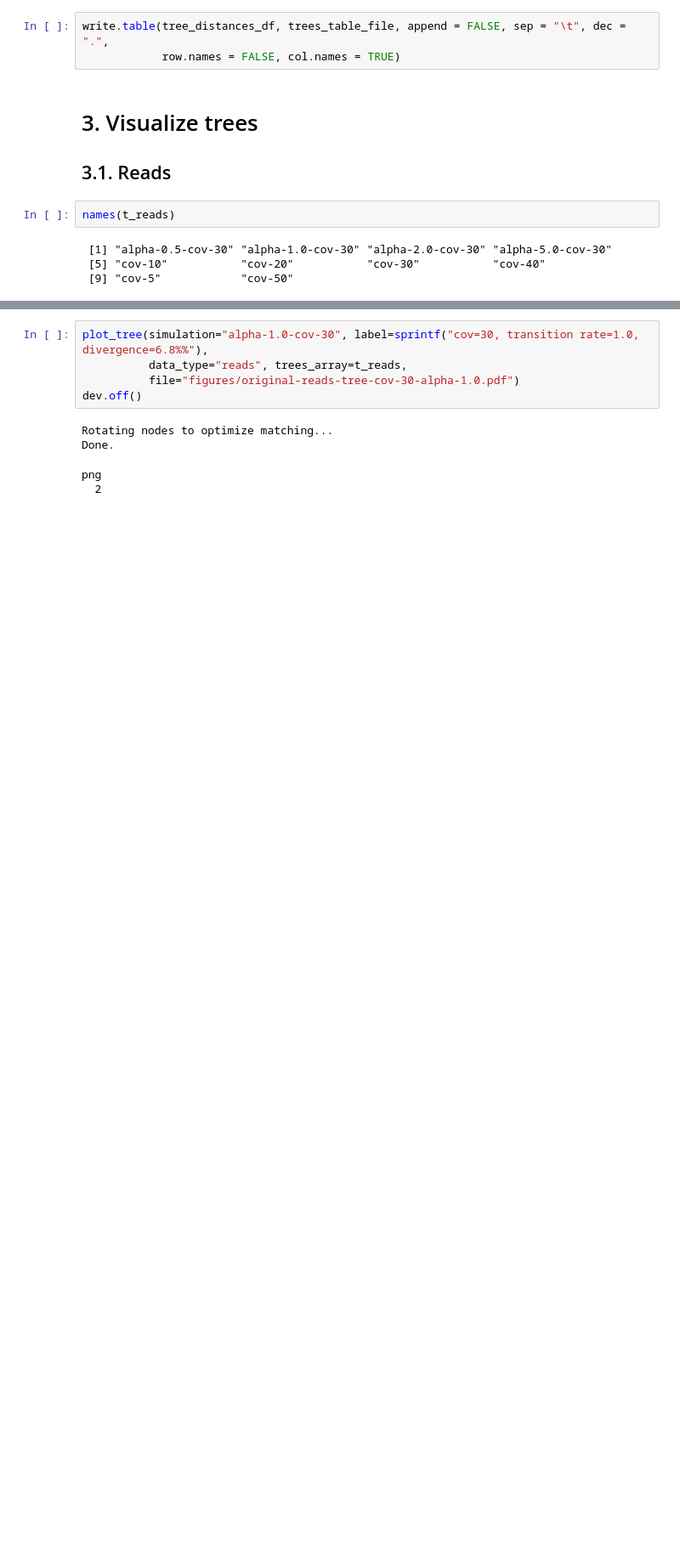
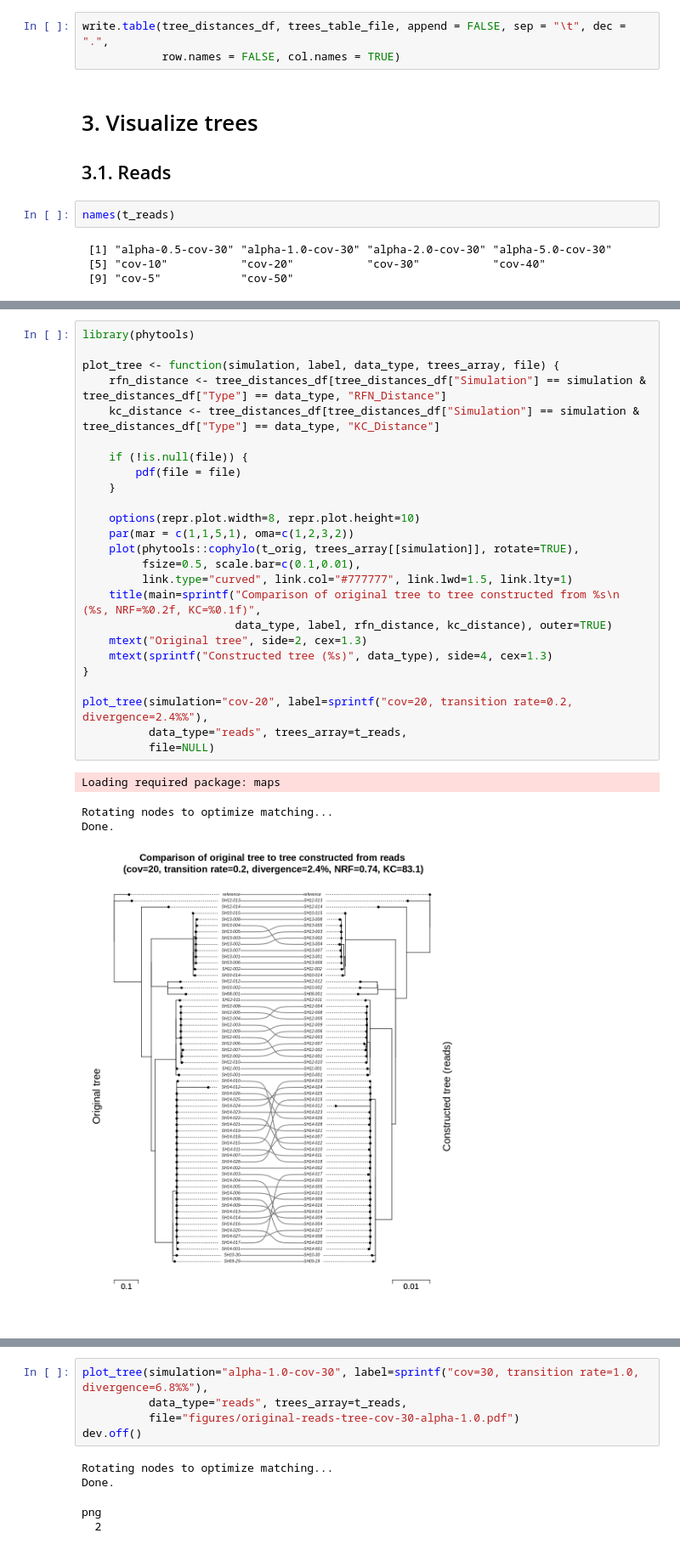
Before and after one commit to apetkau/genomics-data-index-evaluation-manuscript, a Jupyter notebook: evaluations/simulation/6-compare-trees.ipynb, the cells around one changed output, grey strips where cells are left out. Shown at 85% size. Saved outputs shown, nothing was run; the diff lists cells and outputs as text; blank space fills up the shorter version.

Commit message:
Added figures for additional trees

```diff
--- a/evaluations/simulation/6-compare-trees.ipynb
+++ b/evaluations/simulation/6-compare-trees.ipynb
@@ -157,0 +160,30 @@ names(t_reads)
+# %%
+library(phytools)
+
+plot_tree <- function(simulation, label, data_type, trees_array, file) {
+    rfn_distance <- tree_distances_df[tree_distances_df["Simulation"] == simulation & tree_distances_df["Type"] == data_type, "RFN_Distance"]
+    kc_distance <- tree_distances_df[tree_distances_df["Simulation"] == simulation & tree_distances_df["Type"] == data_type, "KC_Distance"]
+
+    if (!is.null(file)) {
+        pdf(file = file)
+    }
+
+    options(repr.plot.width=8, repr.plot.height=10)
+    par(mar = c(1,1,5,1), oma=c(1,2,3,2))
+    plot(phytools::cophylo(t_orig, trees_array[[simulation]], rotate=TRUE),
+         fsize=0.5, scale.bar=c(0.1,0.01),
+         link.type="curved", link.col="#777777", link.lwd=1.5, link.lty=1)
+    title(main=sprintf("Comparison of original tree to tree constructed from %s\n (%s, NRF=%0.2f, KC=%0.1f)",
+                       data_type, label, rfn_distance, kc_distance), outer=TRUE)
+    mtext("Original tree", side=2, cex=1.3)
+    mtext(sprintf("Constructed tree (%s)", data_type), side=4, cex=1.3)
+}
+
+plot_tree(simulation="cov-20", label=sprintf("cov=20, transition rate=0.2, divergence=2.4%%"),
+          data_type="reads", trees_array=t_reads,
+          file=NULL)
+# %% [output]
+Loading required package: maps
+Rotating nodes to optimize matching...
+Done.
+[figure, added]
```
Also changed, not shown: parts of 11 cells of this notebook, 1 other file.
